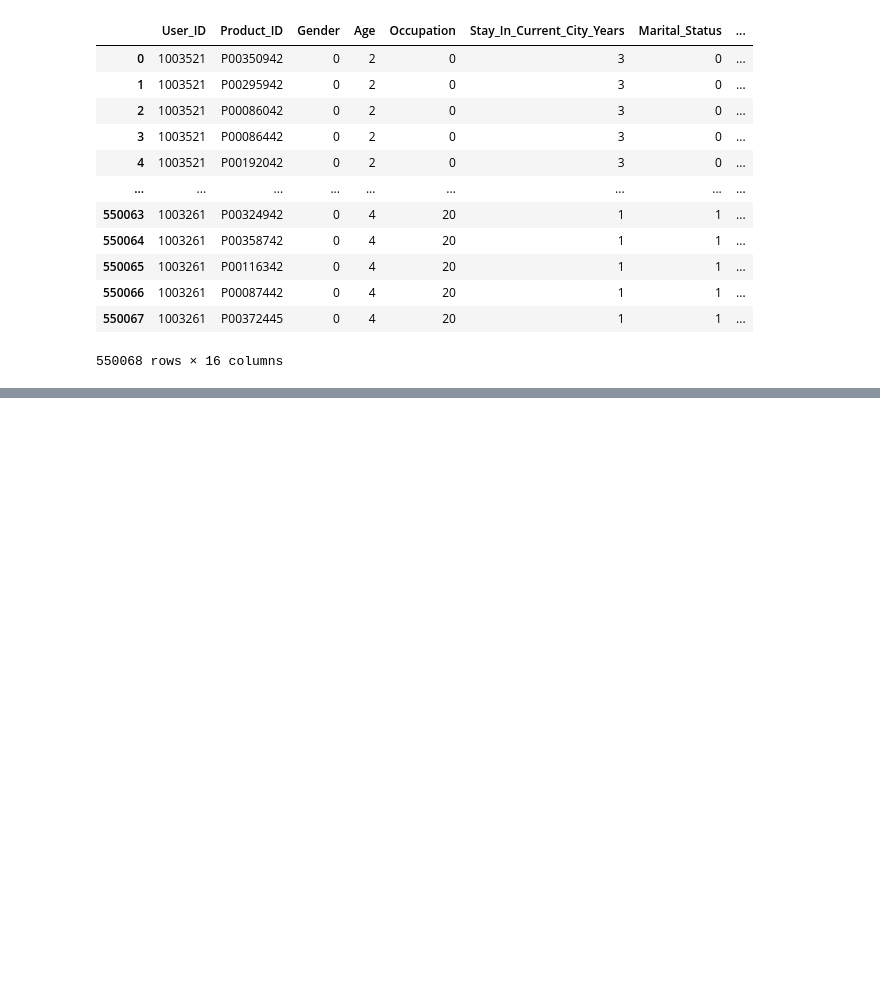
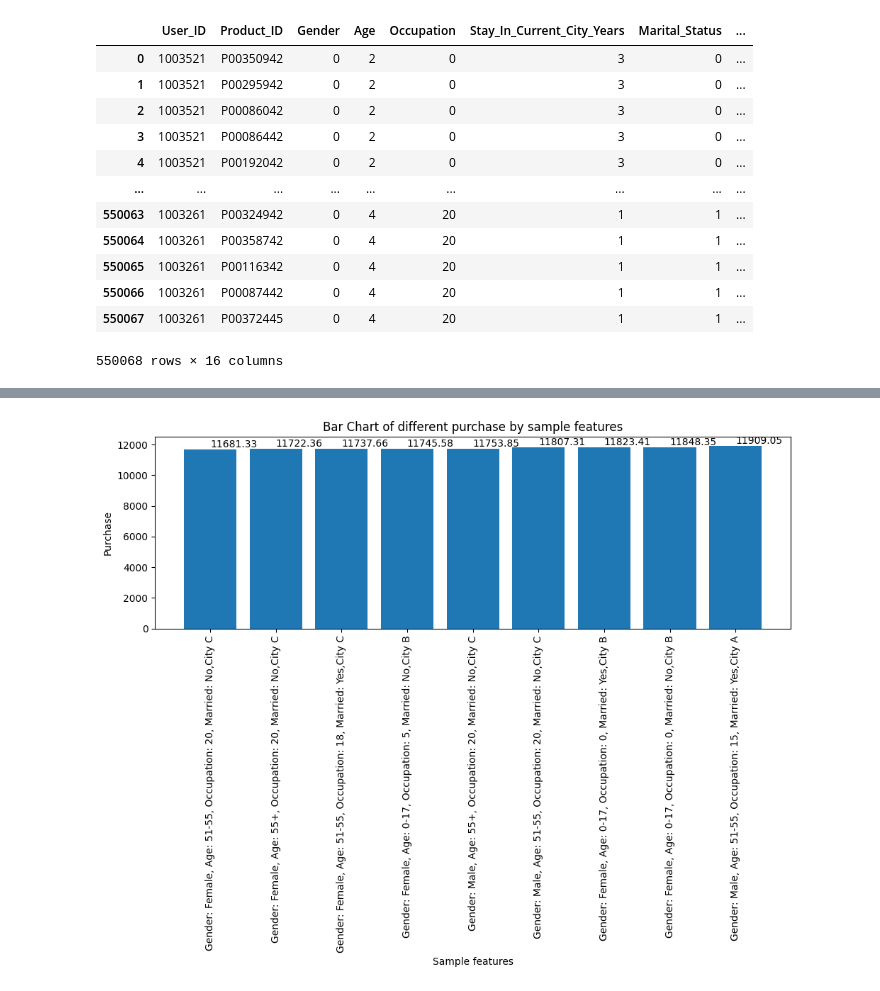
Before and after one commit to addaxis/black_friday, a Jupyter notebook: Black_Friday_Inference.ipynb, the cells around one changed output, grey strips where cells are left out. Cells and saved outputs as stored; diff of their text form; code cells hidden in the pictures; blank space fills up the shorter version.

```diff
--- a/Black_Friday_Inference.ipynb
+++ b/Black_Friday_Inference.ipynb
@@ -16,8 +16,7 @@ def endpoint_predict_sample(
     endpoint = aiplatform.Endpoint(endpoint)
 
     prediction = endpoint.predict(instances=instances)
-    print(prediction)
-    return prediction
+    return prediction.predictions
 # %%
 %load_ext google.cloud.bigquery
 # %% [output]
@@ -55,4 +69,4 @@ instances = [list(X.iloc[0])]
 # %%
-instances = [[0, 2, 0, 3, 0, 3, 4, 5, 0, 0, 0, 1, 0]]
+instances = [[1, 5, 0, 3, 0, 3, 4, 5, 0, 0, 0, 0, 1]]
 # %%
 prediction = endpoint_predict_sample(project, location, instances, endpoint_id)
@@ -60,0 +102,2 @@ Prediction(predictions=[10221.7880859375], deployed_model_id='203186890082772582
+# %%
+ans.sort()
@@ -60,0 +116,34 @@ Prediction(predictions=[10221.7880859375], deployed_model_id='203186890082772582
+# %%
+import matplotlib.pyplot as plt
+
+# Data
+data = ans[-10: -1]
+
+# Age mapping
+age_map = {0: "0-17", 1: "18-25", 2: "26-35", 3: "36-45", 4: "46-50", 5: "51-55", 6: "55+"}
+
+# Extracting values and labels
+values = [item[0] for item in data]
+labels = ["Gender: " + ("Male" if item[1][0][0] == 0 else "Female") +
+          ", Age: " + age_map[item[1][0][1]] +
+          ", Occupation: " + str(item[1][0][2]) +
+          ", Married: " + ("Yes" if item[1][0][4] == 1 else "No") +
+          "," + ("City A" if item[1][0][10] == 1 else "City B" if item[1][0][11] == 1 else "City C") for item in data]
+
+# Plotting
+plt.figure(figsize=(10, 8))
+bars = plt.bar(range(len(values)), values, tick_label=labels)
+plt.xticks(rotation=90)
+plt.xlabel("Sample features")
+plt.ylabel("Purchase")
+plt.title("Bar Chart of different purchase by sample features")
+
+# Adding labels to bars
+for bar in bars:
+    yval = bar.get_height()
+    plt.text(bar.get_x() + bar.get_width()/2.0, yval, round(yval, 2), va='bottom')  # va: vertical alignment
+
+plt.tight_layout()
+plt.show()
+# %% [output]
+[figure, added]
```
Also changed, not shown: parts of 6 cells of this notebook, 3 other files.
